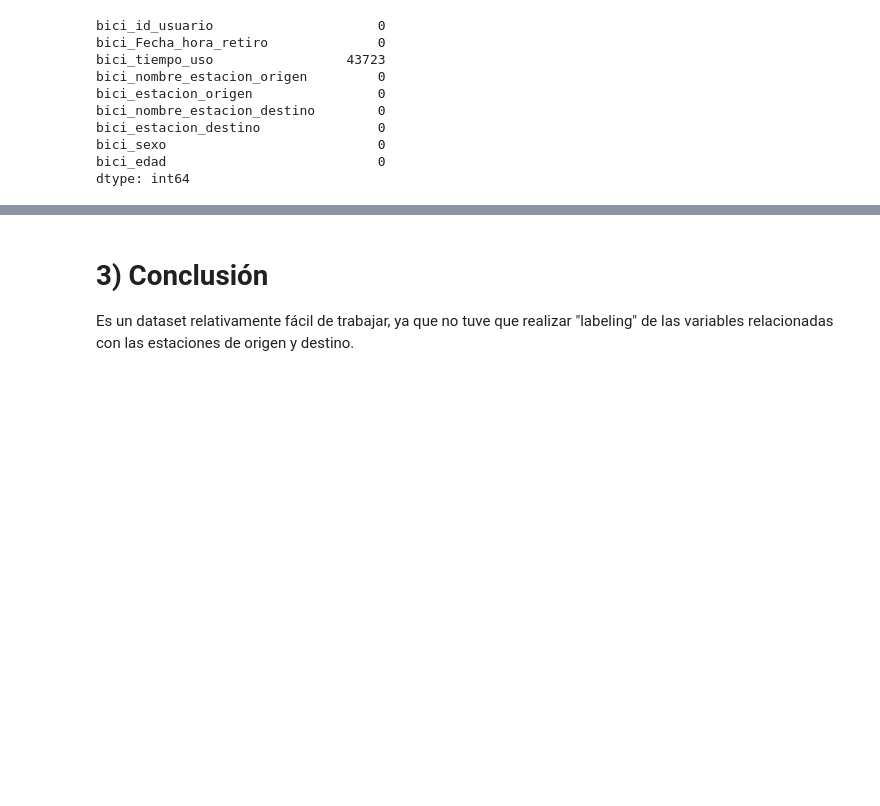
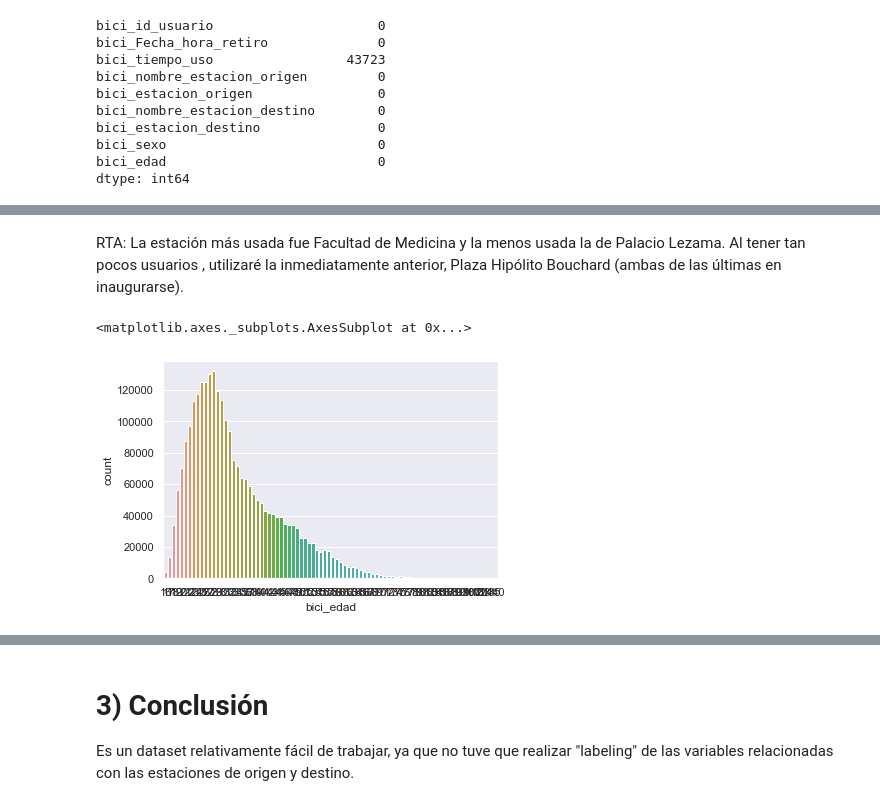
Before and after one commit to fpaterson/Acamica-Data-Science, a Jupyter notebook: Presentación personal/Presentación personal, dataset bicis.ipynb, the cells around one changed output, grey strips where cells are left out. Cells and saved outputs as stored; diff of their text form; code cells hidden in the pictures; blank space fills up the shorter version.

```diff
--- a/Presentación personal/Presentación personal, dataset bicis.ipynb
+++ b/Presentación personal/Presentación personal, dataset bicis.ipynb
@@ -119 +147,3 @@ dtype: int64
+# %% [markdown]
+RTA: La estación más usada fue Facultad de Medicina y la menos usada la de Palacio Lezama. Al tener tan pocos usuarios , utilizaré la inmediatamente anterior, Plaza Hipólito Bouchard (ambas de las últimas en inaugurarse).
 # %%
@@ -121,2 +151,7 @@ dtype: int64
 # %%
 #4. Esto requiere binning de la variable "bici_edad"
+sns.set(style="darkgrid")
+sns.countplot("bici_edad", data=df)
+# %% [output]
+<matplotlib.axes._subplots.AxesSubplot at 0x...>
+[figure, added]
```
Also changed, not shown: parts of 8 cells of this notebook, 1 other file.
